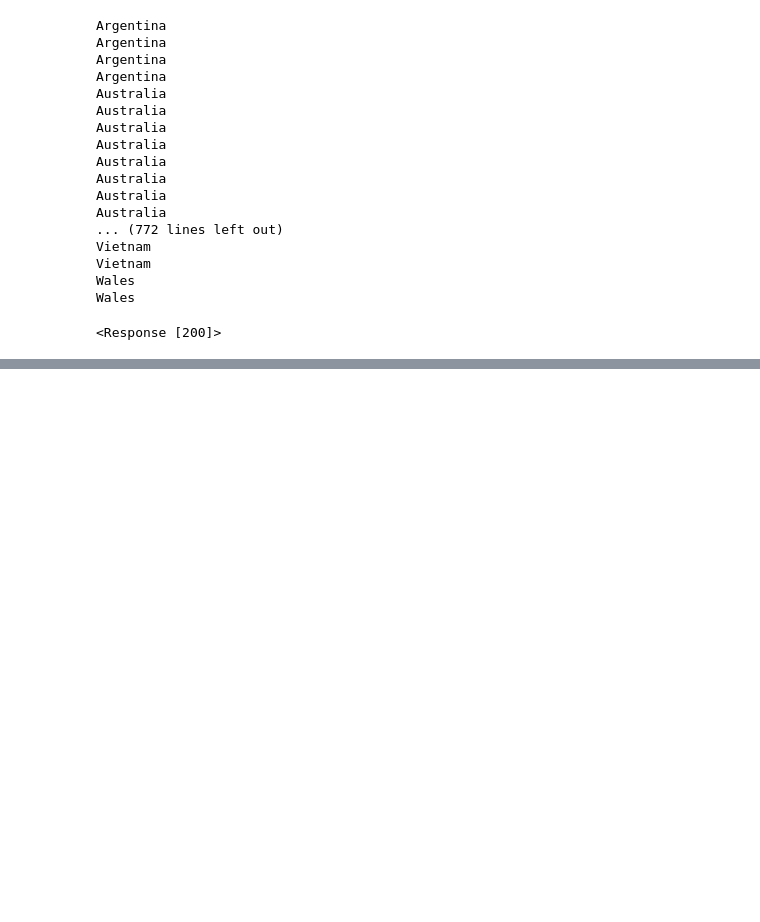
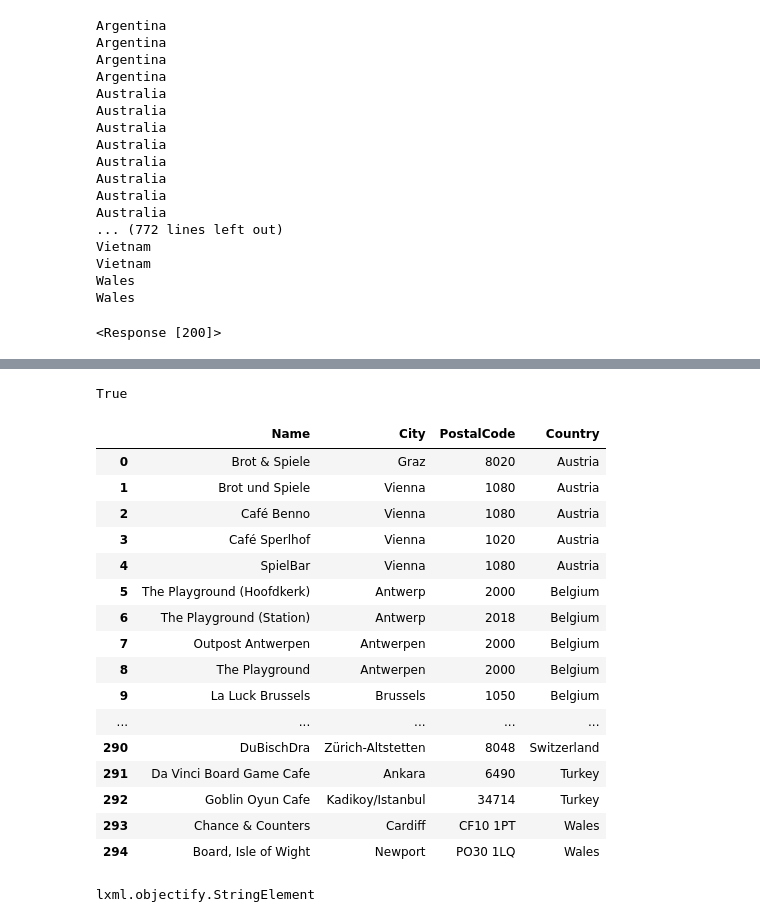
Before and after one commit to kossick/Coursera_Capstone, a Jupyter notebook: Meeple_scrape.ipynb, the cells around one changed output, grey strips where cells are left out. Saved outputs shown, nothing was run; the diff lists cells and outputs as text; code cells hidden in the pictures; blank space fills up the shorter version.

```diff
--- a/Meeple_scrape.ipynb
+++ b/Meeple_scrape.ipynb
@@ -92,4 +92,4 @@ response
 # %%
 soup = BeautifulSoup(response.content, 'lxml')
 table = soup.find_all('table', attrs={'class':'wikitable'})[1]
-[td.a.text for td in table.find_all('td')[2::7]]
+eu_countries = [td.a.text for td in table.find_all('td')[2::7]]
@@ -113,0 +96,4 @@ table = soup.find_all('table', attrs={'class':'wikitable'})[1]
+# %%
+eu_countries.remove('United Kingdom')
+eu_countries.extend(['England', 'Scotland', 'Wales', 'Northern Ireland'])
+eu_countries.sort()
@@ -113,0 +120,41 @@ table = soup.find_all('table', attrs={'class':'wikitable'})[1]
+# %%
+'Armenia' in eu_countries
+# %% [output]
+True
+# %%
+cafe_list = []
+# %%
+for e in doc.Document.findall('.//{http://www.opengis.net/kml/2.2}Placemark'):
+    cafe_dict = dict()
+    if e.ExtendedData.Data[5].value in eu_countries:
+        cafe_dict = {
+            'Name': e.name.text,
+            'City': e.ExtendedData.Data[2].value.text,
+            'PostalCode': e.ExtendedData.Data[4].value.text,
+            'Country': e.ExtendedData.Data[5].value.text
+                    }
+        cafe_list.append(cafe_dict)
+# %%
+pd.DataFrame(cafe_list)
+# %% [output]
+|  | Name | City | PostalCode | Country |
+| 0 | Brot & Spiele | Graz | 8020 | Austria |
+| 1 | Brot und Spiele | Vienna | 1080 | Austria |
+| 2 | Café Benno | Vienna | 1080 | Austria |
+| 3 | Café Sperlhof | Vienna | 1020 | Austria |
+| 4 | SpielBar | Vienna | 1080 | Austria |
+| 5 | The Playground (Hoofdkerk) | Antwerp | 2000 | Belgium |
+| 6 | The Playground (Station) | Antwerp | 2018 | Belgium |
+| 7 | Outpost Antwerpen | Antwerpen | 2000 | Belgium |
+| 8 | The Playground | Antwerpen | 2000 | Belgium |
+| 9 | La Luck Brussels | Brussels | 1050 | Belgium |
+| ... | ... | ... | ... | ... |
+| 290 | DuBischDra | Zürich-Altstetten | 8048 | Switzerland |
+| 291 | Da Vinci Board Game Cafe | Ankara | 6490 | Turkey |
+| 292 | Goblin Oyun Cafe | Kadikoy/Istanbul | 34714 | Turkey |
+| 293 | Chance & Counters | Cardiff | CF10 1PT | Wales |
+| 294 | Board, Isle of Wight | Newport | PO30 1LQ | Wales |
+# %%
+type(cafe_list[0]['Name'])
+# %% [output]
+lxml.objectify.StringElement
```
Also changed, not shown: parts of 2 cells of this notebook.
